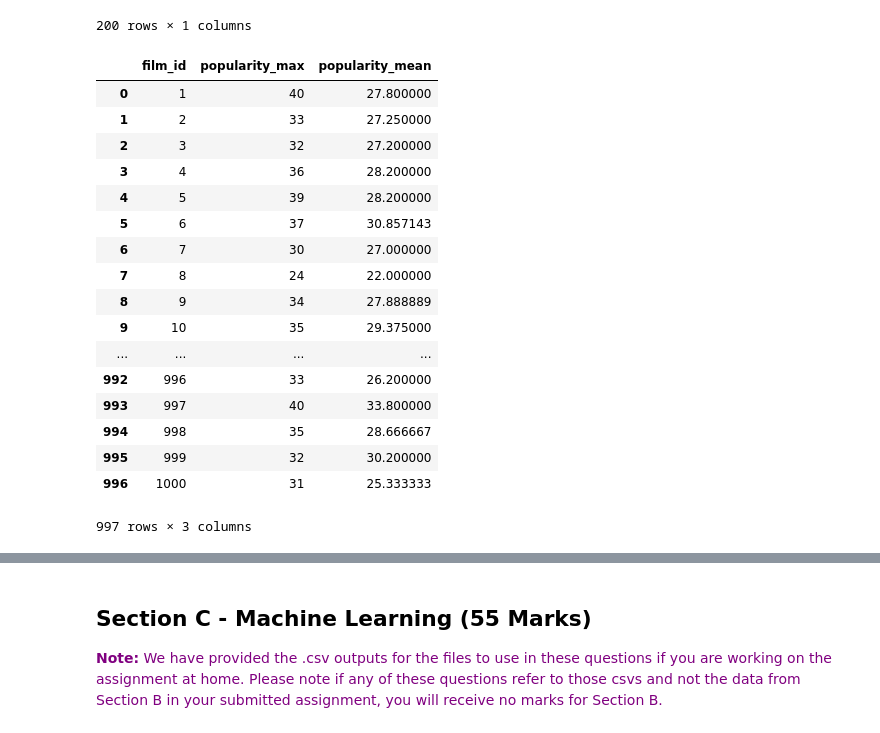
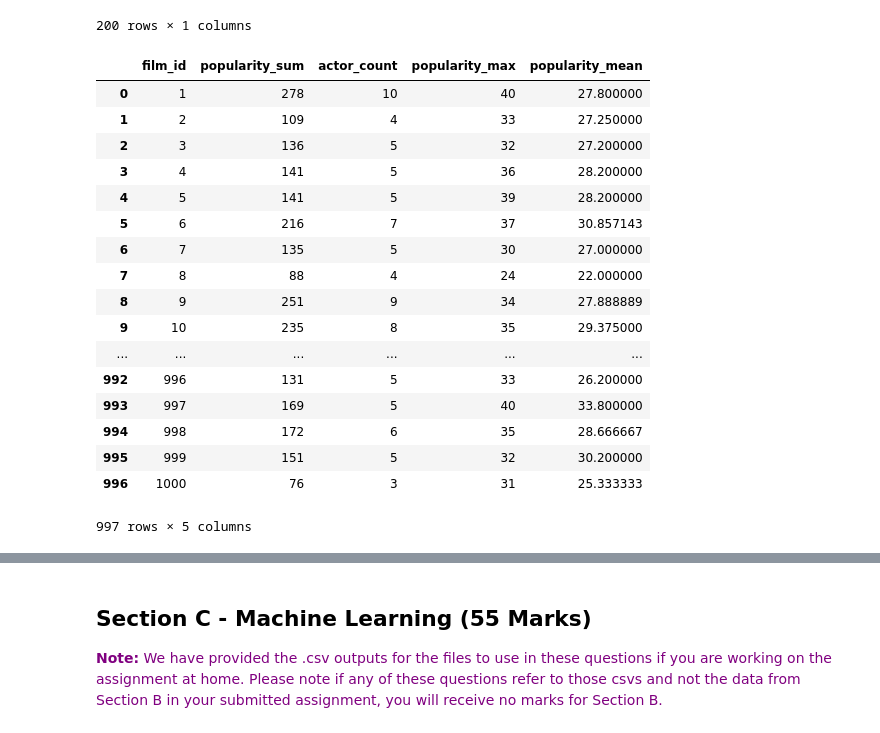
Before and after one commit to DannyFirmin/ML-KMeans-KNN-DecisionTrees, a Jupyter notebook: Assignment-2.ipynb, the cells around one changed output, grey strips where cells are left out. Saved outputs shown, nothing was run; the diff lists cells and outputs as text; code cells hidden in the pictures.

```diff
--- a/Assignment-2.ipynb
+++ b/Assignment-2.ipynb
@@ -358,38 +366,42 @@ df_popularity
 # %%
 # Creating popularity_mean & popularity_max
 popularity_mean_list = []
 popularity_max_list = []
 filmID_list = []
+popularity_sum=[]
+actor_count=[]
 
 
 for ele in df_film_actor.groupby(df_film_actor['film_id']):
     filmID_list.append(ele[1]['film_id'].values[0])
     popularity_mean_list.append(np.mean(np.asarray(list(ele[1]['popularity']))))
     popularity_max_list.append(max(list(ele[1]['popularity'])))
+    popularity_sum.append(sum(list(ele[1]['popularity'])))
+    actor_count.append(len(list(ele[1]['popularity'])))
 
 
-film_popularity= {'film_id': filmID_list ,"popularity_max":popularity_max_list, 'popularity_mean': popularity_mean_list}
+film_popularity= {'film_id': filmID_list,"popularity_sum":popularity_sum,"actor_count":actor_count,"popularity_max":popularity_max_list, 'popularity_mean': popularity_mean_list}
 
 df_film_popularity = pd.DataFrame(film_popularity)
 df_film_popularity
 # %% [output]
-|  | film_id | popularity_max | popularity_mean |
-| 0 | 1 | 40 | 27.800000 |
-| 1 | 2 | 33 | 27.250000 |
-| 2 | 3 | 32 | 27.200000 |
-| 3 | 4 | 36 | 28.200000 |
-| 4 | 5 | 39 | 28.200000 |
-| 5 | 6 | 37 | 30.857143 |
-| 6 | 7 | 30 | 27.000000 |
-| 7 | 8 | 24 | 22.000000 |
-| 8 | 9 | 34 | 27.888889 |
-| 9 | 10 | 35 | 29.375000 |
-| ... | ... | ... | ... |
-| 992 | 996 | 33 | 26.200000 |
-| 993 | 997 | 40 | 33.800000 |
-| 994 | 998 | 35 | 28.666667 |
-| 995 | 999 | 32 | 30.200000 |
-| 996 | 1000 | 31 | 25.333333 |
+|  | film_id | popularity_sum | actor_count | popularity_max | popularity_mean |
+| 0 | 1 | 278 | 10 | 40 | 27.800000 |
+| 1 | 2 | 109 | 4 | 33 | 27.250000 |
+| 2 | 3 | 136 | 5 | 32 | 27.200000 |
+| 3 | 4 | 141 | 5 | 36 | 28.200000 |
+| 4 | 5 | 141 | 5 | 39 | 28.200000 |
+| 5 | 6 | 216 | 7 | 37 | 30.857143 |
+| 6 | 7 | 135 | 5 | 30 | 27.000000 |
+| 7 | 8 | 88 | 4 | 24 | 22.000000 |
+| 8 | 9 | 251 | 9 | 34 | 27.888889 |
+| 9 | 10 | 235 | 8 | 35 | 29.375000 |
+| ... | ... | ... | ... | ... | ... |
+| 992 | 996 | 131 | 5 | 33 | 26.200000 |
+| 993 | 997 | 169 | 5 | 40 | 33.800000 |
+| 994 | 998 | 172 | 6 | 35 | 28.666667 |
+| 995 | 999 | 151 | 5 | 32 | 30.200000 |
+| 996 | 1000 | 76 | 3 | 31 | 25.333333 |
-997 rows × 3 columns
+997 rows × 5 columns
 # %%
 df_cleaned = df_customer_rental.merge(df_film_popularity, on='film_id', how='inner')
```
Also changed, not shown: parts of 11 cells of this notebook, 2 other files.
